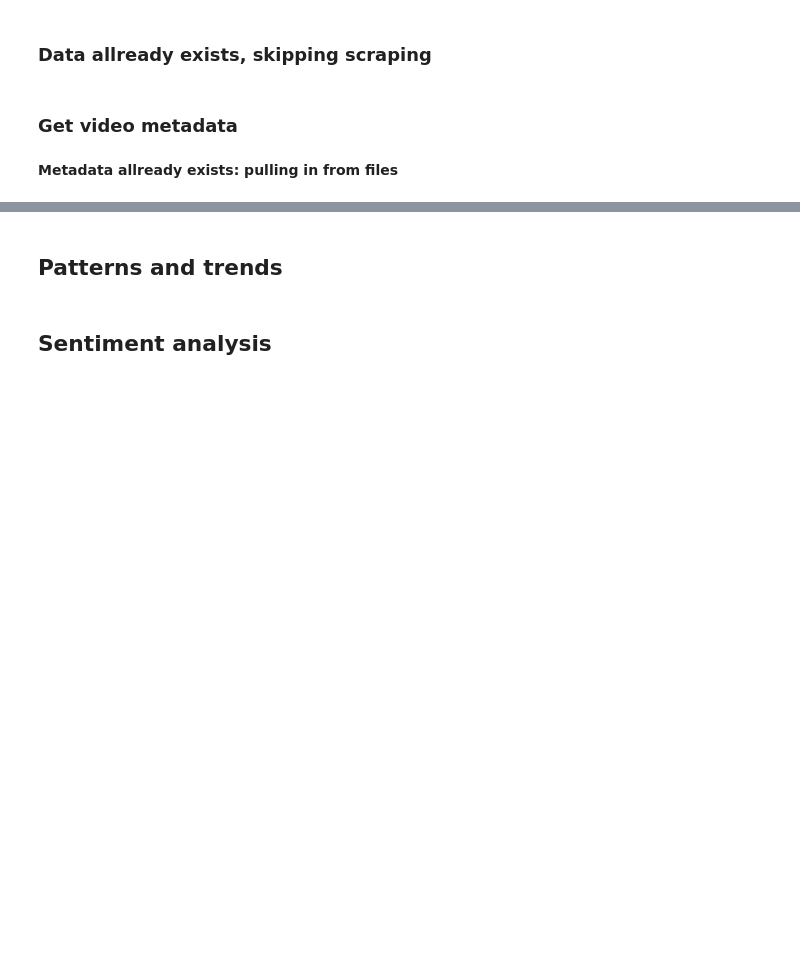
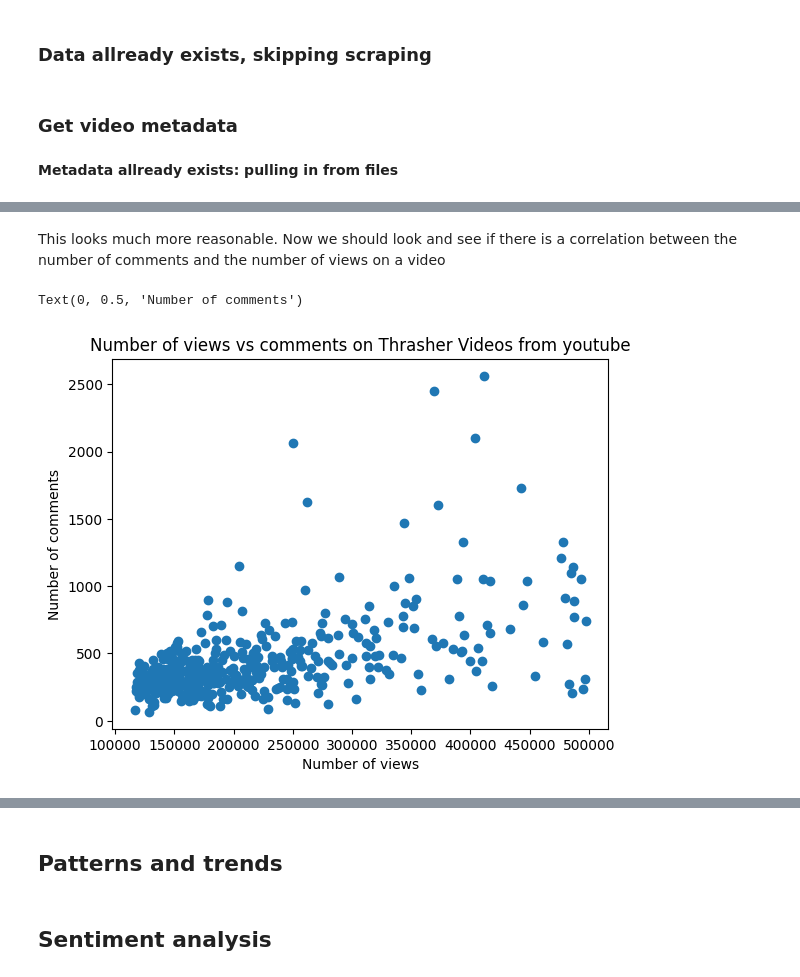
Before and after one commit to carterjandrew/anth-final-project, a Jupyter notebook: main.ipynb, the cells around one changed output, grey strips where cells are left out. Cells and saved outputs as stored; diff of their text form; code cells hidden in the pictures; blank space fills up the shorter version.

```diff
--- a/main.ipynb
+++ b/main.ipynb
@@ -258,0 +287,13 @@ else:
+# %% [markdown]
+This looks much more reasonable. Now we should look and see if there is a correlation between the number of comments and the number of views on a video
+# %%
+plt.scatter(
+    x=[int(metaData[key]['Views']) for key in cleanedKeys],
+    y=[int(metaData[key]['Comments']) for key in cleanedKeys]
+)
+plt.title("Number of views vs comments on Thrasher Videos from YouTube")
+plt.xlabel('Number of views')
+plt.ylabel('Number of comments')
+# %% [output]
+Text(0, 0.5, 'Number of comments')
+[figure, added]
```
Also changed, not shown: parts of 34 cells of this notebook, 1 other file.
